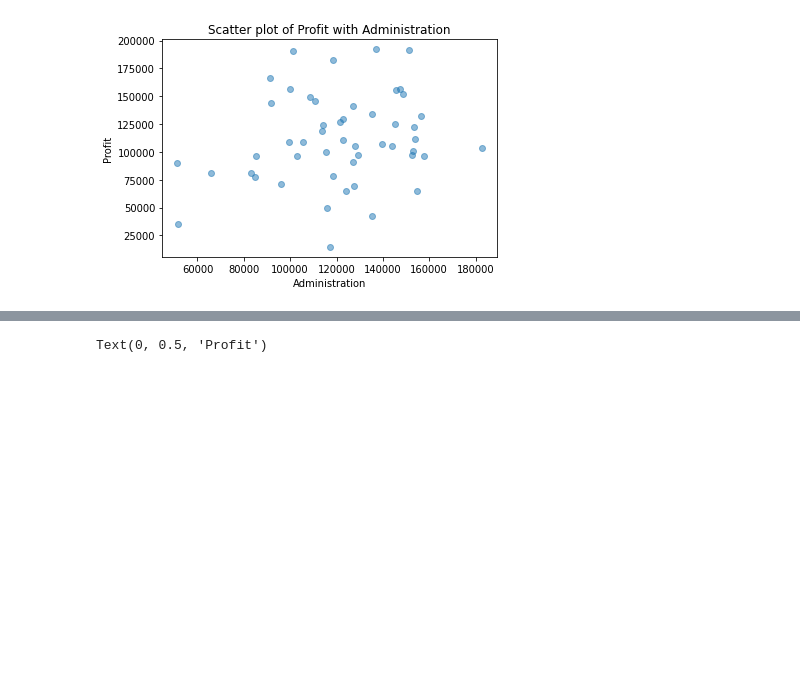
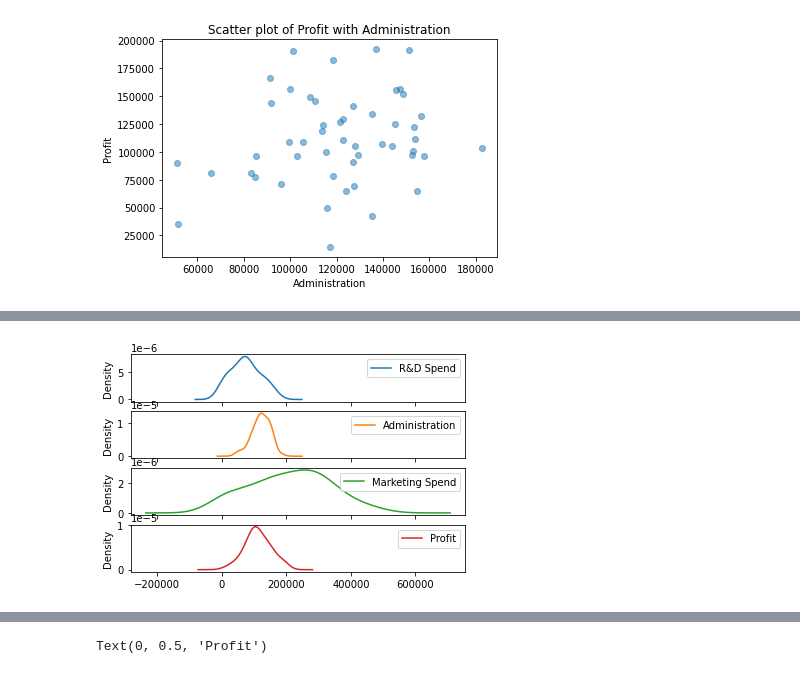
Before and after one commit to Sa20AI/Data-Science-Project, a Jupyter notebook: Multiple Linear Regression.ipynb, the cells around one changed output, grey strips where cells are left out. Cells and saved outputs as stored; diff of their text form; code cells hidden in the pictures; blank space fills up the shorter version.

```diff
--- a/Multiple Linear Regression.ipynb
+++ b/Multiple Linear Regression.ipynb
@@ -55,0 +62,5 @@ plt.show()
+# %%
+dataset.plot(kind='density', subplots=True, sharex=True)
+plt.show()
+# %% [output]
+[figure, added]
```
Also changed, not shown: parts of 6 cells of this notebook, 1 other file.
